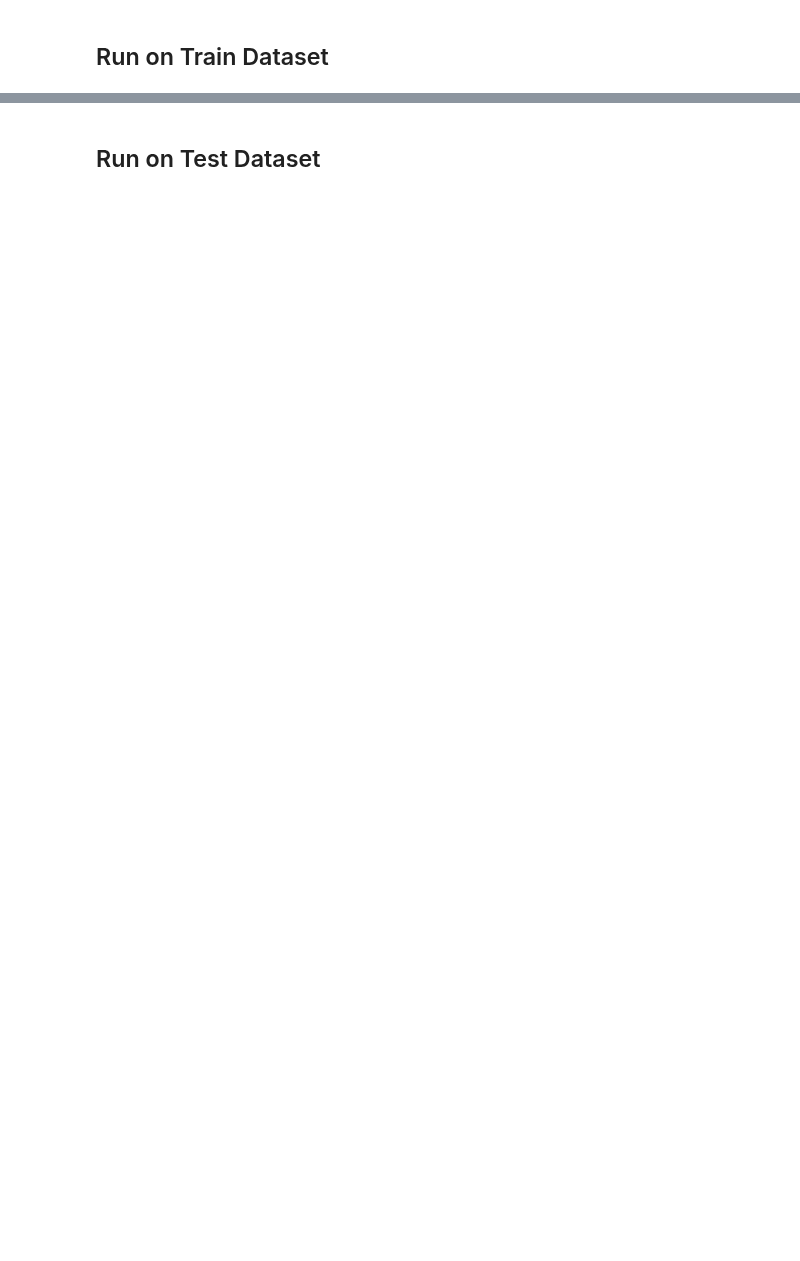
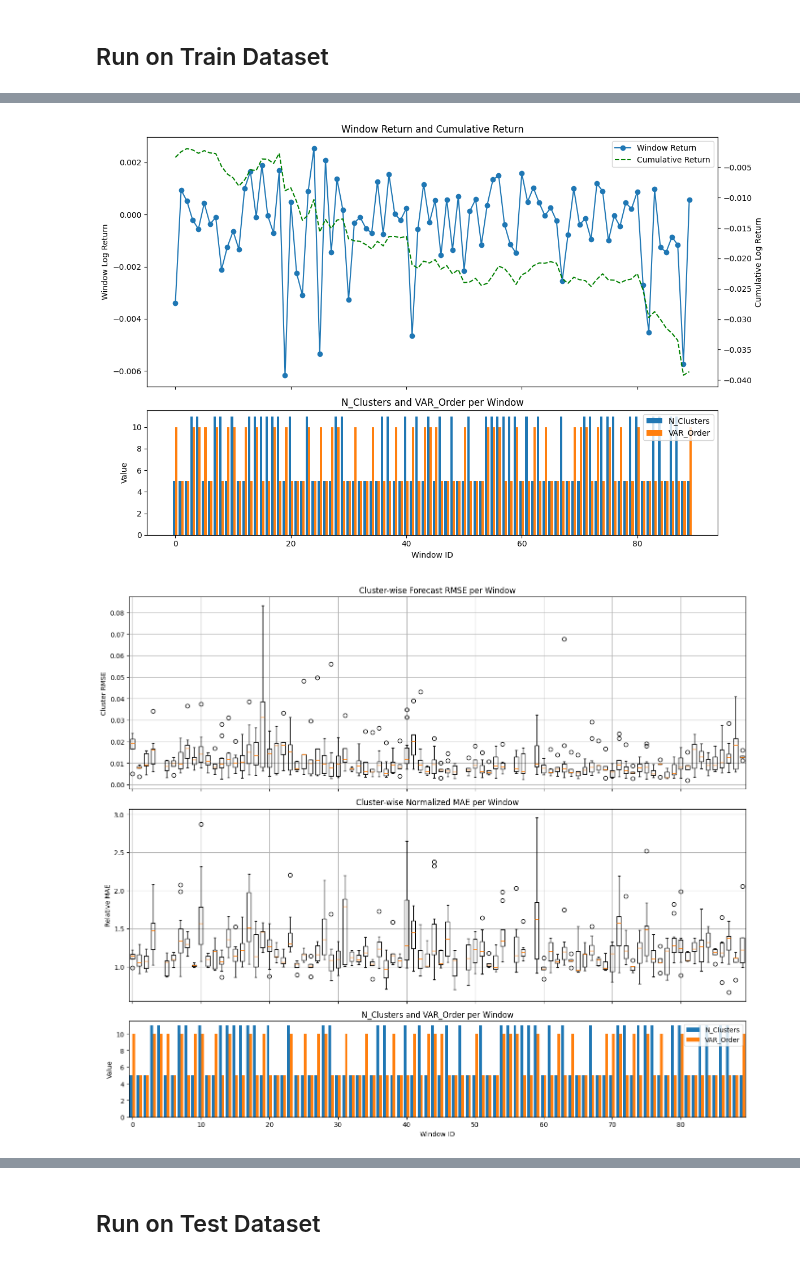
Before and after one commit to HK-Tan/ICAIF_25, a Jupyter notebook: New Code/Script/plot.ipynb, the cells around one changed output, grey strips where cells are left out. Saved outputs shown, nothing was run; the diff lists cells and outputs as text; code cells hidden in the pictures; blank space fills up the shorter version.

```diff
--- a/New Code/Script/plot.ipynb
+++ b/New Code/Script/plot.ipynb
@@ -254,0 +234,9 @@ plt.show()
+# %%
+from plot_results import *
+
+plot_returns(results_dict, convert_to_linear=False)
+plot_interwindow_errors(results_dict)
+plot_inwindow_errors(results_dict)
+# %% [output]
+[figure, added]
+[figure, added]
```
Also changed, not shown: parts of 8 cells of this notebook, 1 other file.
